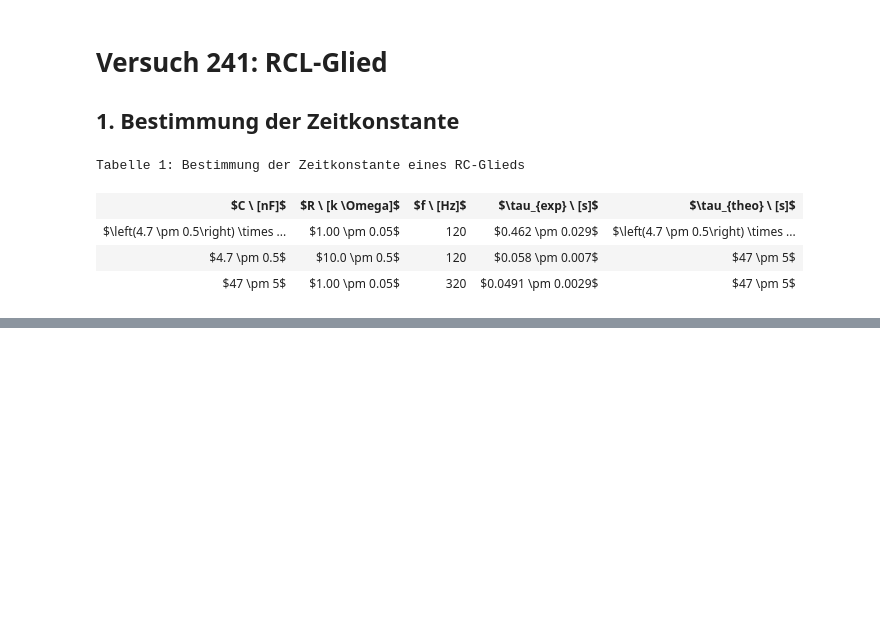
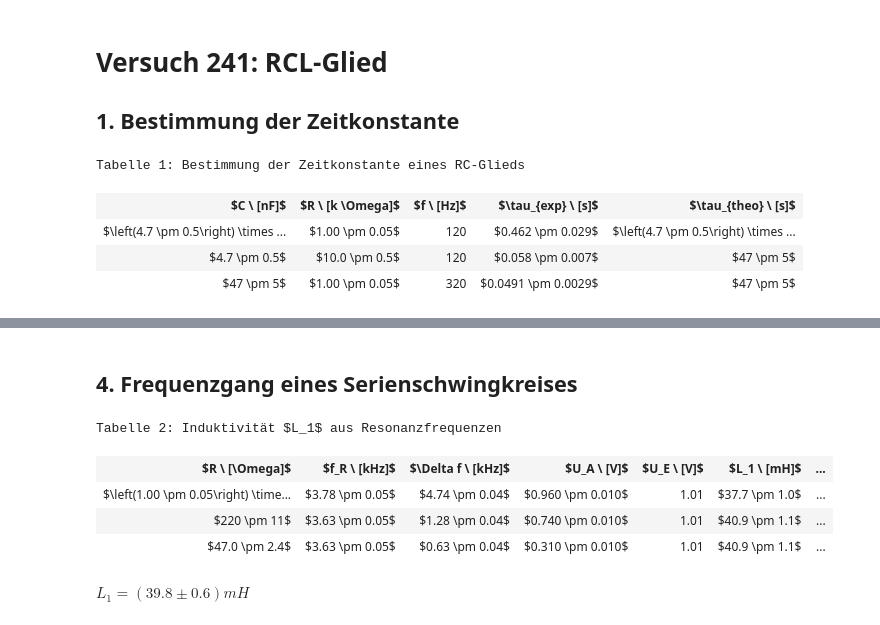
Before and after one commit to Tafiir/Jupyter-Notebooks, a Jupyter notebook: pap2_2/241.ipynb, the cells around one changed output, grey strips where cells are left out. Drawn from its saved outputs; the diff is of its cells as text; code cells hidden in the pictures; blank space fills up the shorter version.

```diff
--- a/pap2_2/241.ipynb
+++ b/pap2_2/241.ipynb
@@ -27,0 +63,33 @@ Tabelle 1: Bestimmung der Zeitkonstante eines RC-Glieds
+# %% [markdown]
+## 4. Frequenzgang eines Serienschwingkreises
+# %%
+R, fR, f1, f2, U_A, U_E = loadtxt("241\\4.csv", skiprows=1, delimiter=',', unpack=True)
+R = un.uarray(R, 0.05*R)
+C = 47*c.nano
+fR = un.uarray(fR, 0.05)*c.kilo
+f1 = un.uarray(f1, 0.03)*c.kilo
+f2 = un.uarray(f2, 0.03)*c.kilo
+df = abs(f1-f2)
+U_A = un.uarray(U_A, 0.01)
+
+L1 = 1/((2*pi*fR)**2 * C)
+
+RRv = 2*pi*df*L1
+Rv_band = RRv-R
+Rv_res = R * (U_E/U_A - 1)
+
+tab_L1 = Table("Tabelle 2: Induktivität $L_1$ aus Resonanzfrequenzen")
+tab_L1.field_names = ["$R \ [\Omega]$", "$f_R \ [kHz]$", "$\Delta f \ [kHz]$", "$U_A \ [V]$", "$U_E \ [V]$",
+                      "$L_1 \ [mH]$", "$R_V \ [\Omega]$\naus 3dB-Breite", "$R_V \ [\Omega]$\naus den Amplituden"]
+for i in range(3):
+    tab_L1.add_row(pformat([R[i], fR[i]/c.kilo, df[i]/c.kilo, U_A[i], U_E[i], L1[i]/c.milli, Rv_band[i], Rv_res[i]]))
+display_table(tab_L1)
+
+display(Latex("$L_1=({:L})mH$".format(mean(L1)/c.milli)))
+# %% [output]
+Tabelle 2: Induktivität $L_1$ aus Resonanzfrequenzen
+| $R \ [\Omega]$ | $f_R \ [kHz]$ | $\Delta f \ [kHz]$ | $U_A \ [V]$ | $U_E \ [V]$ | $L_1 \ [mH]$ | ... |
+| $\left(1.00 \pm 0.05\right) \time... | $3.78 \pm 0.05$ | $4.74 \pm 0.04$ | $0.960 \pm 0.010$ | 1.01 | $37.7 \pm 1.0$ | ... |
+| $220 \pm 11$ | $3.63 \pm 0.05$ | $1.28 \pm 0.04$ | $0.740 \pm 0.010$ | 1.01 | $40.9 \pm 1.1$ | ... |
+| $47.0 \pm 2.4$ | $3.63 \pm 0.05$ | $0.63 \pm 0.04$ | $0.310 \pm 0.010$ | 1.01 | $40.9 \pm 1.1$ | ... |
+$L_1=(39.8 \pm 0.6)mH$
```
Also changed, not shown: parts of 5 cells of this notebook, 2 other files.
